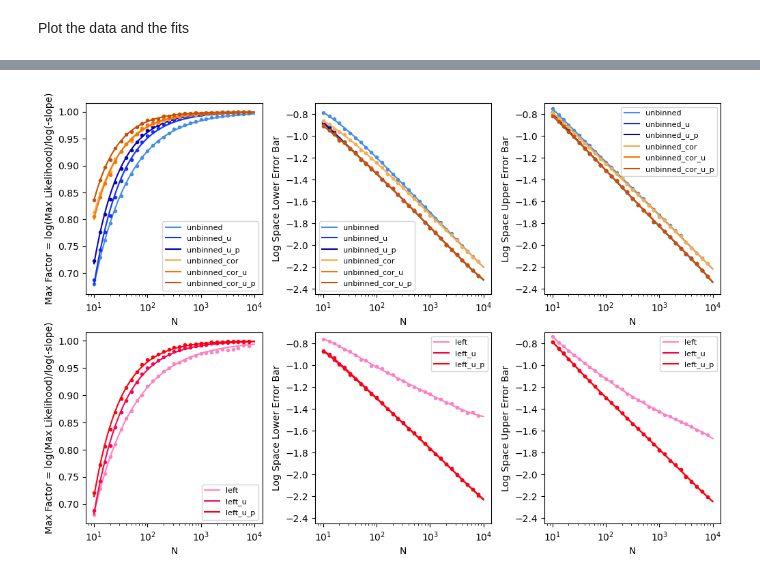
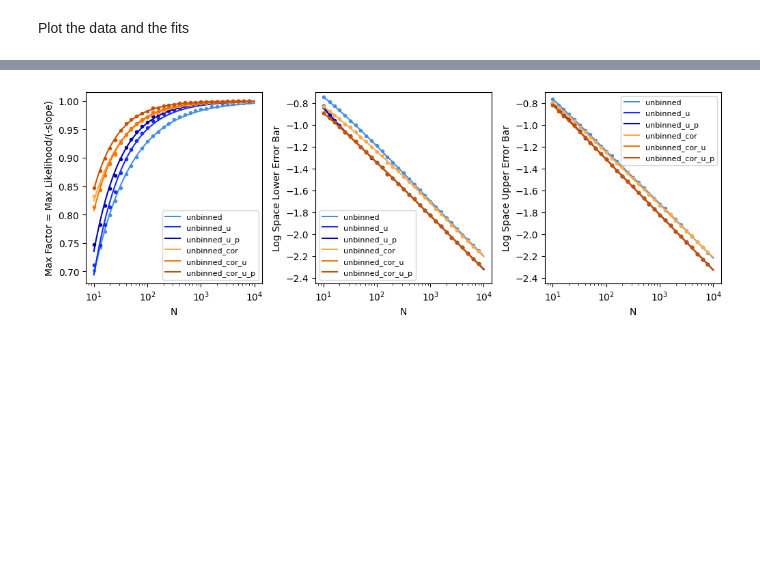
Before and after one commit to samwbell/craterdata, a Jupyter notebook: N_search.ipynb, the cells around one changed output, grey strips where cells are left out. Drawn from its saved outputs; the diff is of its cells as text; code cells hidden in the pictures; blank space fills up the shorter version.

```diff
--- a/N_search.ipynb
+++ b/N_search.ipynb
@@ -132,11 +148,14 @@ Fit the slope data to log space normal random variables.
 # %%
 if False:
     t1 = time.time()
-    slope_fit_matrix_dict = {key : np.array([
-                    fit_slope_data(slope_list) for slope_list
-                    in slope_list_list])
-                    for key, slope_list_list
-                    in slope_list_list_dict.items()}
+    slope_fit_matrix_dict = {
+        key : np.array([
+            fit_slope_data(slope_list)
+            for slope_list in slope_list_list
+        ])
+        for key, slope_list_list
+        in slope_list_list_dict.items()
+    }
     with open('saved/slope_fit_matrix_dict.N_search.pkl', 'wb') as f:
         pkl.dump(slope_fit_matrix_dict, f)
     t2 = time.time()
@@ -155,7 +176,7 @@ max_factor_data_dict = {
 max_factor_fit_dict = {
     key : get_fit(fit_eq_max_factor, N_array,
                   max_factor_data_dict[key])
-    for key in key_list
+    for key in key_list[:6]
 }
 
 lower_data_dict = {
@@ -167,7 +188,7 @@ lower_fit_dict = {
     key : get_fit(polynomial_degree_5,
                   np.log10(N_array),
     lower_data_dict[key])
-    for key in key_list
+    for key in key_list[:6]
 }
 
 upper_data_dict = {
@@ -179,7 +200,7 @@ upper_fit_dict = {
     key : get_fit(polynomial_degree_5,
                   np.log10(N_array),
                   upper_data_dict[key])
-    for key in key_list
+    for key in key_list[:6]
 }
 # %% [markdown]
 Set the dictionary of display colors for plotting purposes
@@ -209,7 +226,7 @@ for key in key_list[:6]:
 plt.legend(fontsize=8)
 plt.xscale('log')
 plt.xlabel('N')
-plt.ylabel('Max Factor = log(Max Likelihood)/log(-slope)')
+plt.ylabel('Max Factor = Max Likelihood/(-slope)')
 
 ax = plt.subplot(232)
 
@@ -220,66 +237,66 @@ for key in key_list[:6]:
     plt.plot(X, lower_fit_dict[key].apply(np.log10(X)),
              c=c_dict[key], label=key)
 plt.legend(fontsize=8)
 plt.xscale('log')
 plt.ylim([-2.45, -0.7])
 plt.xlabel('N')
 plt.ylabel('Log Space Lower Error Bar')
 
 ax = plt.subplot(233)
 
 X = np.logspace(1, 4, 500)
 for key in key_list[:6]:
     Y = upper_data_dict[key]
     plt.plot(N_array, Y, '.', c=c_dict[key])
     plt.plot(X, upper_fit_dict[key].apply(np.log10(X)),
              c=c_dict[key], label=key)
 plt.legend(fontsize=8)
 plt.xscale('log')
 plt.ylim([-2.45, -0.7])
 plt.xlabel('N')
 plt.ylabel('Log Space Upper Error Bar')
 
-ax = plt.subplot(234)
+# ax = plt.subplot(234)
 
-X = np.logspace(1, 4, 500)
-for key in key_list[6:]:
-    Y = max_factor_data_dict[key]
-    plt.plot(N_array, Y, '.', c=c_dict[key])
-    plt.plot(X, max_factor_fit_dict[key].apply(X),
-             c=c_dict[key], label=key)
-plt.legend(fontsize=8)
-plt.xscale('log')
-plt.xlabel('N')
-plt.ylabel('Max Factor = log(Max Likelihood)/log(-slope)')
+# X = np.logspace(1, 4, 500)
+# for key in key_list[6:]:
+#     Y = max_factor_data_dict[key]
+#     plt.plot(N_array, Y, '.', c=c_dict[key])
+#     plt.plot(X, max_factor_fit_dict[key].apply(X),
+#              c=c_dict[key], label=key)
+# plt.legend(fontsize=8)
+# plt.xscale('log')
+# plt.xlabel('N')
+# plt.ylabel('Max Factor = log(Max Likelihood)/log(-slope)')
 
-ax = plt.subplot(235)
+# ax = plt.subplot(235)
 
-X = np.logspace(1, 4, 500)
-for key in key_list[6:]:
-    Y = lower_data_dict[key]
-    plt.plot(N_array, Y, '.', c=c_dict[key])
-    plt.plot(X, lower_fit_dict[key].apply(np.log10(X)),
-             c=c_dict[key], label=key)
-plt.legend(fontsize=8)
-plt.xscale('log')
-plt.ylim([-2.45, -0.7])
-plt.xlabel('N')
-plt.ylabel('Log Space Lower Error Bar')
+# X = np.logspace(1, 4, 500)
+# for key in key_list[6:]:
+#     Y = lower_data_dict[key]
+#     plt.plot(N_array, Y, '.', c=c_dict[key])
+#     plt.plot(X, lower_fit_dict[key].apply(np.log10(X)),
+#              c=c_dict[key], label=key)
+# plt.legend(fontsize=8)
+# plt.xscale('log')
+# plt.ylim([-2.45, -0.7])
+# plt.xlabel('N')
+# plt.ylabel('Log Space Lower Error Bar')
 
-ax = plt.subplot(236)
+# ax = plt.subplot(236)
 
-X = np.logspace(1, 4, 500)
-for key in key_list[6:]:
-    Y = upper_data_dict[key]
-    plt.plot(N_array, Y, '.', c=c_dict[key])
-    plt.plot(X, upper_fit_dict[key].apply(np.log10(X)),
-             c=c_dict[key], label=key)
-plt.legend(fontsize=8)
-plt.xscale('log')
-plt.ylim([-2.45, -0.7])
-plt.xlabel('N')
-plt.ylabel('Log Space Upper Error Bar')
+# X = np.logspace(1, 4, 500)
+# for key in key_list[6:]:
+#     Y = upper_data_dict[key]
+#     plt.plot(N_array, Y, '.', c=c_dict[key])
+#     plt.plot(X, upper_fit_dict[key].apply(np.log10(X)),
+#              c=c_dict[key], label=key)
+# plt.legend(fontsize=8)
+# plt.xscale('log')
+# plt.ylim([-2.45, -0.7])
+# plt.xlabel('N')
+# plt.ylabel('Log Space Upper Error Bar')
 
 fig.subplots_adjust(hspace=0.2, wspace=0.3)
 # %% [output]
-[figure, old version]
+[figure, new version]
```
Also changed, not shown: parts of 25 cells of this notebook, 39 other files.
